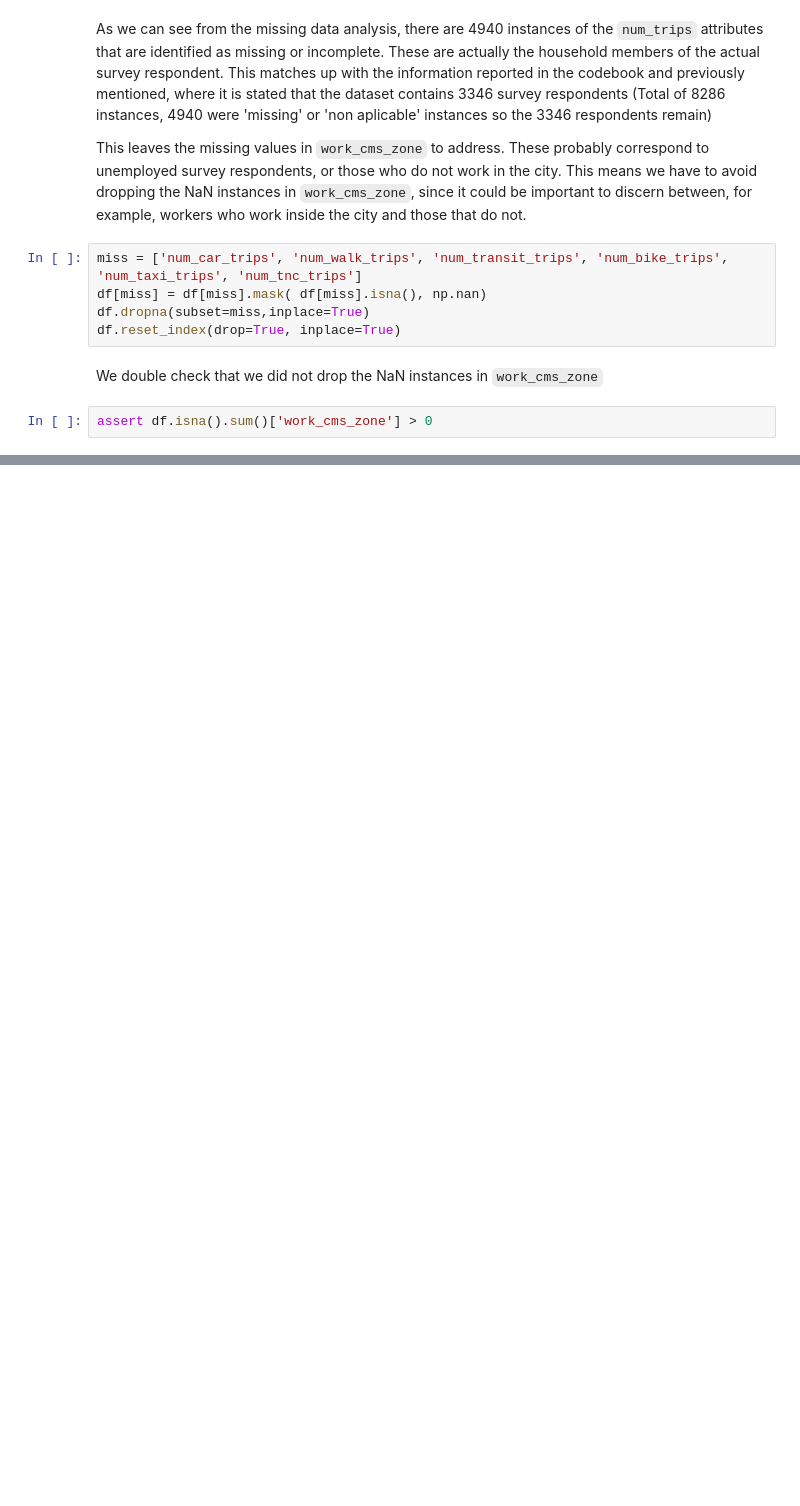
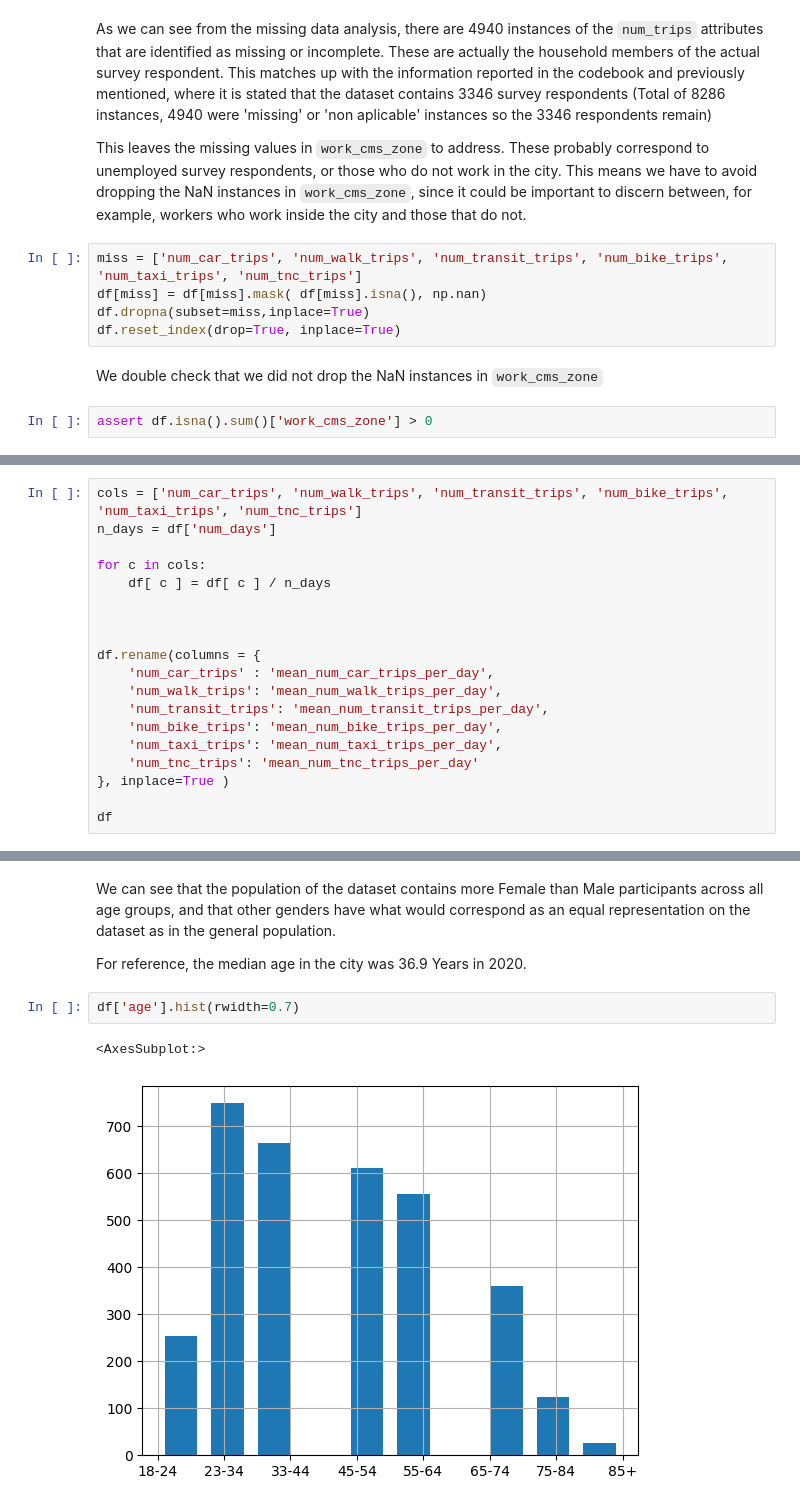
Before and after one commit to Axemt/TUD-2223-DATAH3-Project, a Jupyter notebook: NYC's 2019 Citywide Mobility Survey.ipynb, the cells around one changed output, grey strips where cells are left out. Saved outputs shown, nothing was run; the diff lists cells and outputs as text; blank space fills up the shorter version.

```diff
--- a/NYC's 2019 Citywide Mobility Survey.ipynb
+++ b/NYC's 2019 Citywide Mobility Survey.ipynb
@@ -124,0 +134,19 @@ assert df.isna().sum()['work_cms_zone'] > 0
+# %%
+cols = ['num_car_trips', 'num_walk_trips', 'num_transit_trips', 'num_bike_trips', 'num_taxi_trips', 'num_tnc_trips']
+n_days = df['num_days']
+
+for c in cols:
+    df[ c ] = df[ c ] / n_days
+
+
+
+df.rename(columns = {
+    'num_car_trips' : 'mean_num_car_trips_per_day',
+    'num_walk_trips': 'mean_num_walk_trips_per_day',
+    'num_transit_trips': 'mean_num_transit_trips_per_day',
+    'num_bike_trips': 'mean_num_bike_trips_per_day',
+    'num_taxi_trips': 'mean_num_taxi_trips_per_day',
+    'num_tnc_trips': 'mean_num_tnc_trips_per_day'
+}, inplace=True )
+
+df
@@ -127,0 +241,9 @@ assert df.isna().sum()['work_cms_zone'] > 0
+# %% [markdown]
+We can see that the population of the dataset contains more Female than Male participants across all age groups, and that other genders have what would correspond as an equal representation on the dataset as in the general population.
+
+For reference, the median age in the city was 36.9 Years in 2020.
+# %%
+df['age'].hist(rwidth=0.7)
+# %% [output]
+<AxesSubplot:>
+[figure, added]
```
Also changed, not shown: parts of 23 cells of this notebook, 1 other file.
